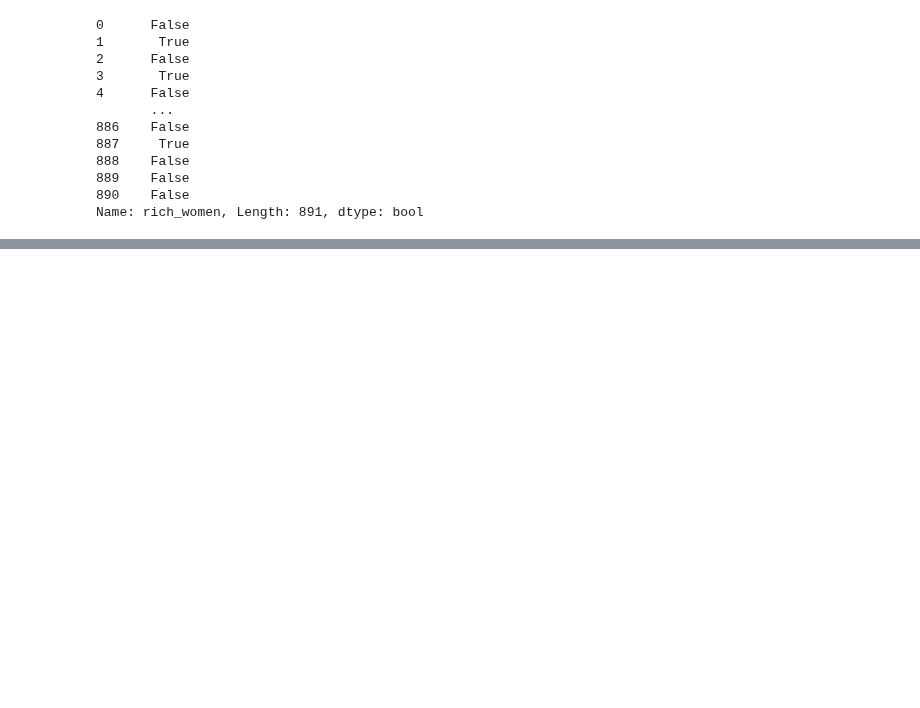
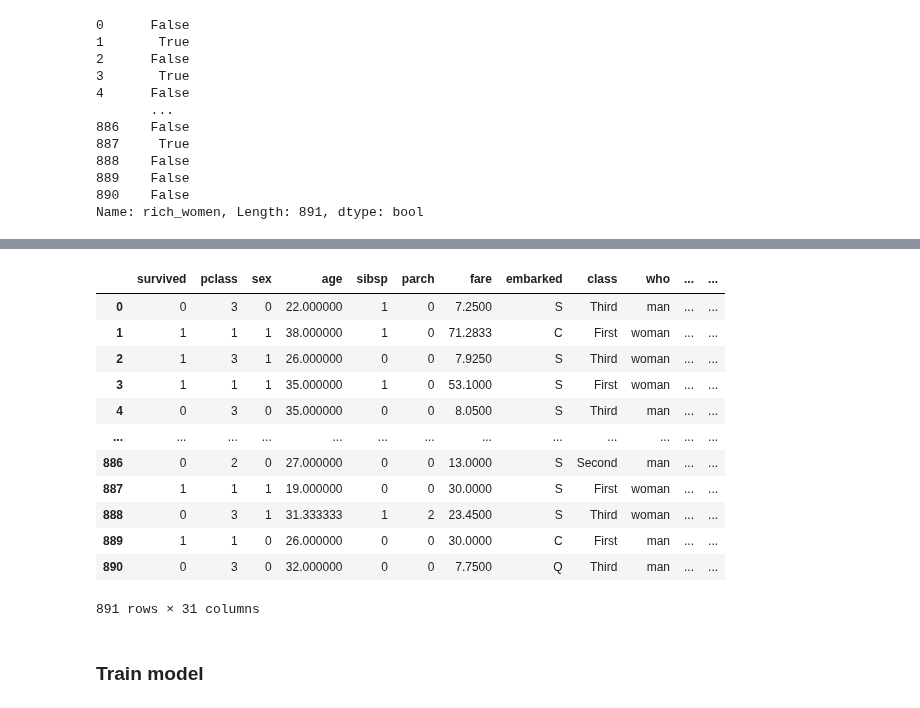
Before and after one commit to honghanhh/py40a12l2, a Jupyter notebook: lectures/lecture4/tnthanh_titanic.ipynb, the cells around one changed output, grey strips where cells are left out. Cells and saved outputs as stored; diff of their text form; code cells hidden in the pictures; blank space fills up the shorter version.

```diff
--- a/lectures/lecture4/tnthanh_titanic.ipynb
+++ b/lectures/lecture4/tnthanh_titanic.ipynb
@@ -618,0 +720,2 @@ Name: rich_women, Length: 891, dtype: bool
+# %%
+titanic['new_deck'] = ser
@@ -618,0 +731,5 @@ Name: rich_women, Length: 891, dtype: bool
+# %%
+# Boolean into int
+for col in ['adult_male','alone','rich_women']:
+    titanic[col] = titanic[col].astype(int)
+titanic
@@ -618,0 +762,28 @@ Name: rich_women, Length: 891, dtype: bool
+# %%
+#sử dụng erplace() hoặc strip()
+# thay đổi từ (25,35] thành dạng 25_35
+titanic['age_group']=titanic['age_group'].astype(str).str.strip('([])').str.replace(', ','_')
+# %%
+#tạo ra các cột dữ liệu dummie
+dummies = pd.get_dummies(titanic[['age_group','embarked','who']])
+# %%
+#join 2 bảng titanic và dummies
+titanic_new = titanic.join(dummies)
+titanic_new
+#có thể sử dụng hàm merge(on=, how=) như đã học trong level 1
+# %% [output]
+|  | survived | pclass | sex | age | sibsp | parch | fare | embarked | class | who | ... | ... |
+| 0 | 0 | 3 | 0 | 22.000000 | 1 | 0 | 7.2500 | S | Third | man | ... | ... |
+| 1 | 1 | 1 | 1 | 38.000000 | 1 | 0 | 71.2833 | C | First | woman | ... | ... |
+| 2 | 1 | 3 | 1 | 26.000000 | 0 | 0 | 7.9250 | S | Third | woman | ... | ... |
+| 3 | 1 | 1 | 1 | 35.000000 | 1 | 0 | 53.1000 | S | First | woman | ... | ... |
+| 4 | 0 | 3 | 0 | 35.000000 | 0 | 0 | 8.0500 | S | Third | man | ... | ... |
+| ... | ... | ... | ... | ... | ... | ... | ... | ... | ... | ... | ... | ... |
+| 886 | 0 | 2 | 0 | 27.000000 | 0 | 0 | 13.0000 | S | Second | man | ... | ... |
+| 887 | 1 | 1 | 1 | 19.000000 | 0 | 0 | 30.0000 | S | First | woman | ... | ... |
+| 888 | 0 | 3 | 1 | 31.333333 | 1 | 2 | 23.4500 | S | Third | woman | ... | ... |
+| 889 | 1 | 1 | 0 | 26.000000 | 0 | 0 | 30.0000 | C | First | man | ... | ... |
+| 890 | 0 | 3 | 0 | 32.000000 | 0 | 0 | 7.7500 | Q | Third | man | ... | ... |
+891 rows × 31 columns
+# %% [markdown]
+### Train model
```
Also changed, not shown: parts of 18 cells of this notebook.
